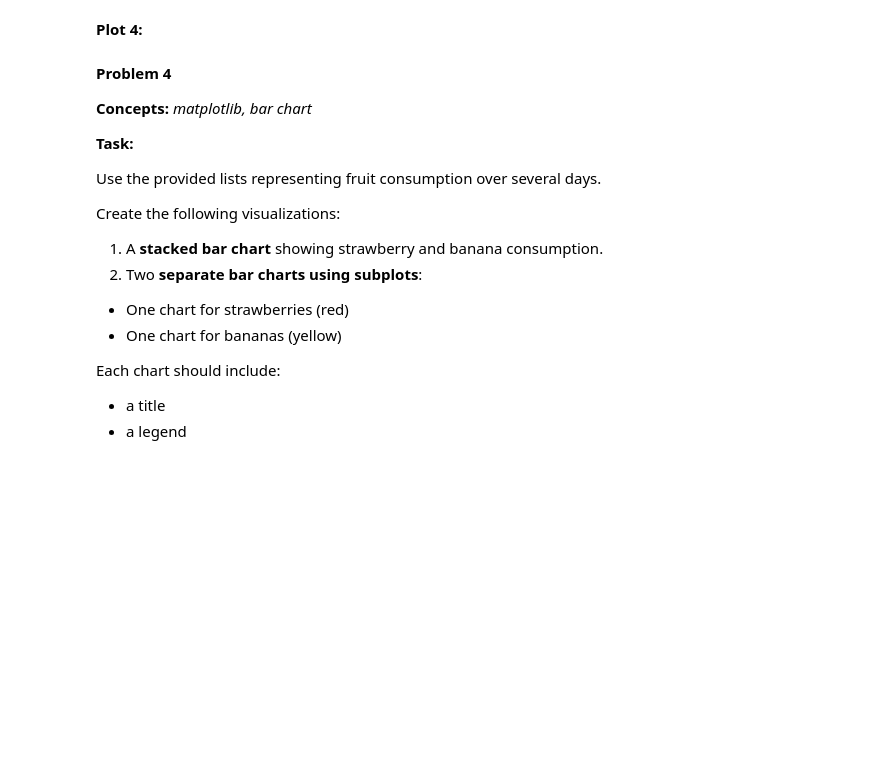
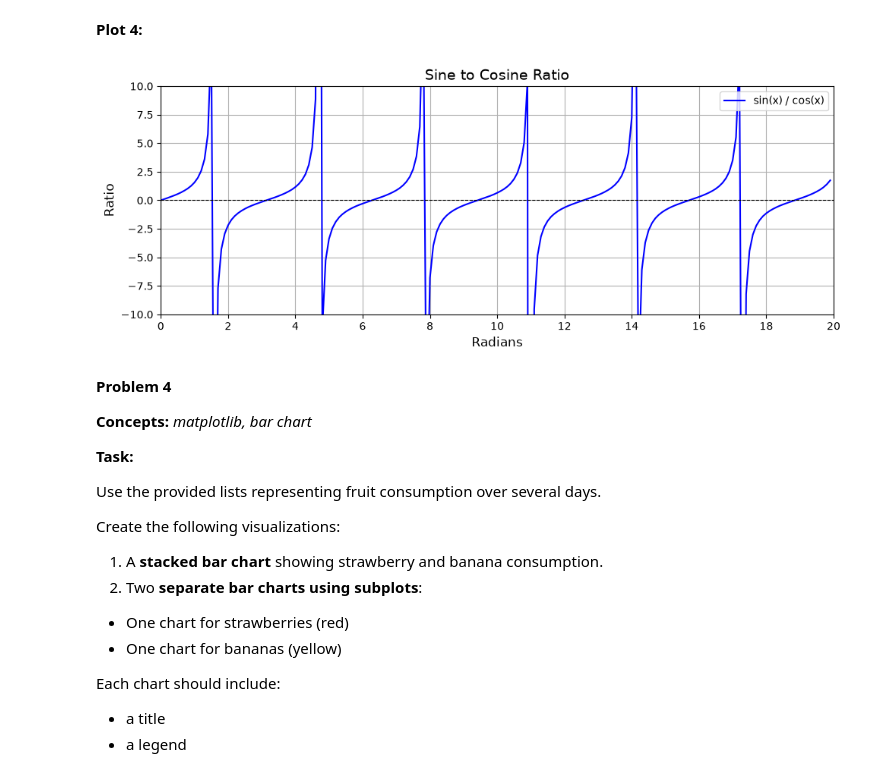
Before and after one commit to SerenaLim86/dx602-homework, a Jupyter notebook: week-09/homework.ipynb, the cells around one changed output. Cells and saved outputs as stored; diff of their text form; code cells hidden in the pictures; blank space fills up the shorter version.

```diff
--- a/week-09/homework.ipynb
+++ b/week-09/homework.ipynb
@@ -146,3 +274,28 @@ Each chart should include a **title**, and the combined chart should include a *
+# %%
+#Your Solution
+"ratio of sine to cosine"
+x = np.arange(0, 20, 0.1)
+y_ratio = np.sin(x)/np.cos(x)
+
+# Create the plot
+plt.figure(figsize=(10, 4))
+plt.plot(x, y_ratio, label='sin(x) / cos(x)', color='blue', linestyle='-')
+
+# Set explicit axis/value ranges
+plt.xlim(0, 20)
+plt.ylim(-10, 10)
+plt.xticks(np.arange(0, 21, 2))
+
+# Add labels and a title
+plt.title("Sine to Cosine Ratio", fontsize=14)
+plt.xlabel('Radians', fontsize=12)
+plt.ylabel('Ratio', fontsize=12)
+plt.axhline(0, color="black", linewidth=0.8, linestyle="--")
+plt.legend(loc='upper right')
+plt.grid(True)
+plt.tight_layout()
+# %% [output]
+[figure, added]
 # %% [markdown]
 **Problem 4**
 
```
Also changed, not shown: parts of 40 cells of this notebook.
